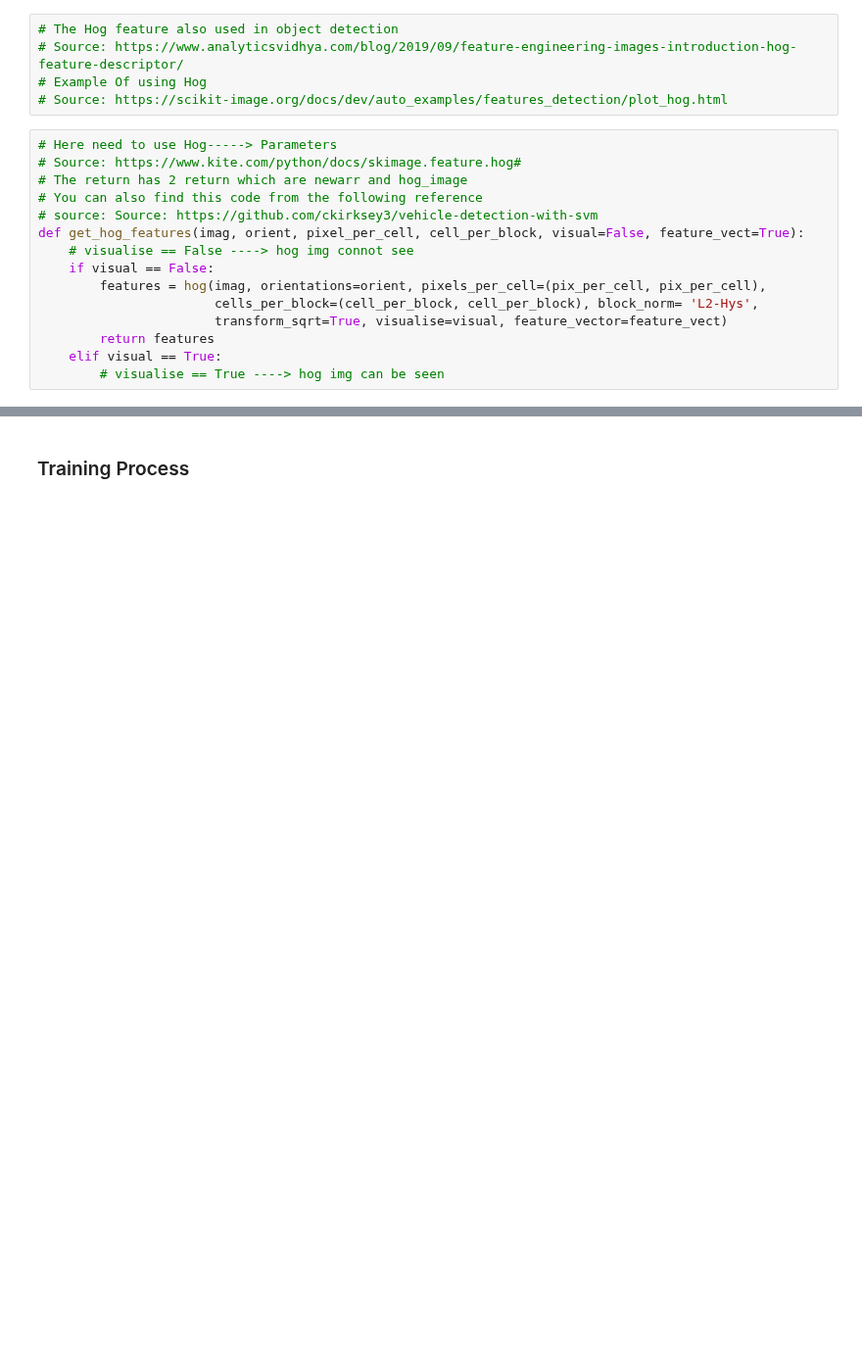
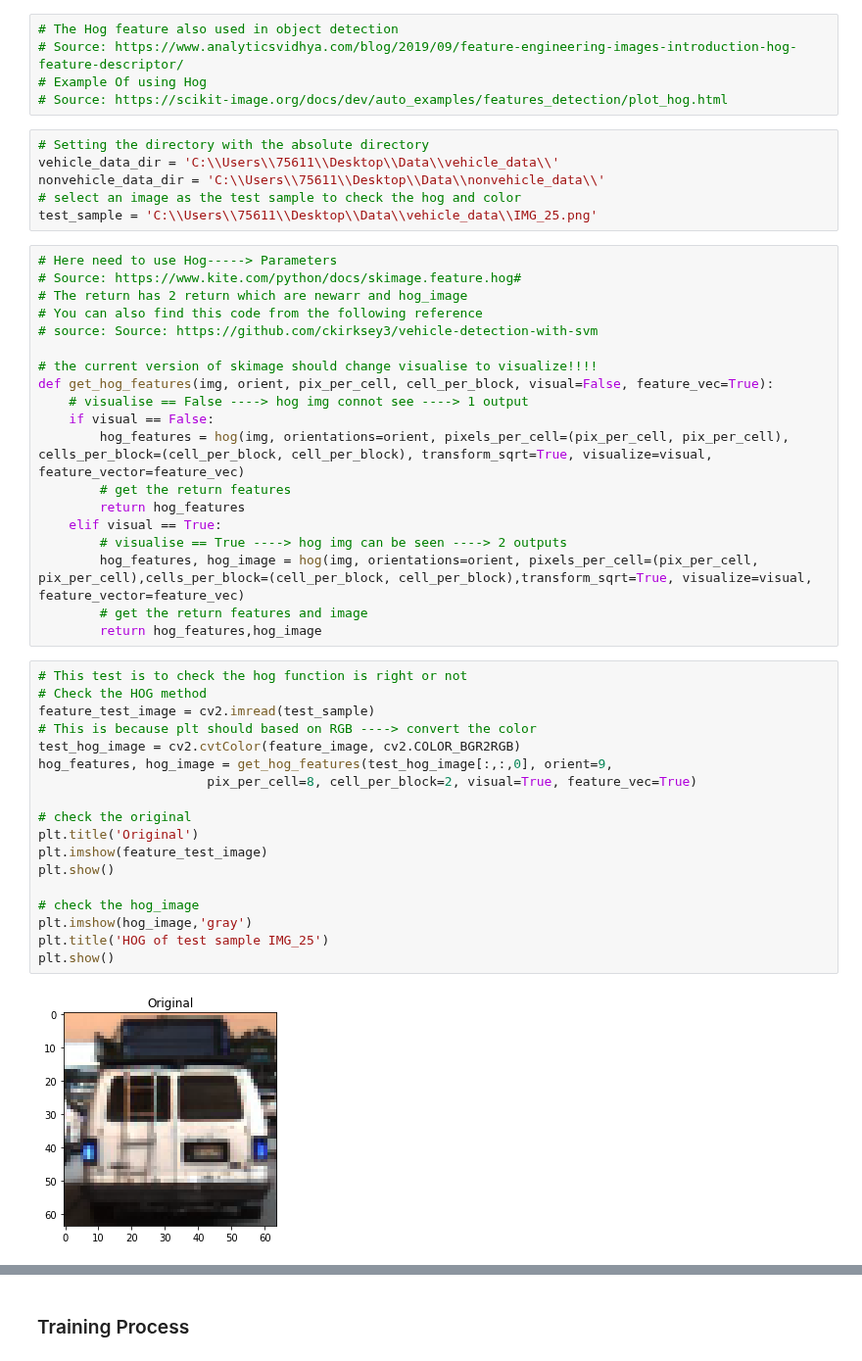
Before and after one commit to RRRRRRRRRRRoy/COMP9517_Ass2, a Jupyter notebook: Vehicle_Detection.ipynb, the cells around one changed output, grey strips where cells are left out. Shown at 98% size. Cells and saved outputs as stored; diff of their text form; blank space fills up the shorter version.

Commit message:
bin spatial finish and local test

```diff
--- a/Vehicle_Detection.ipynb
+++ b/Vehicle_Detection.ipynb
@@ -29,18 +30,48 @@ import skimage.feature import hog
 # Source: https://www.analyticsvidhya.com/blog/2019/09/feature-engineering-images-introduction-hog-feature-descriptor/
 # Example Of using Hog
 # Source: https://scikit-image.org/docs/dev/auto_examples/features_detection/plot_hog.html
+# %%
+# Setting the directory with the absolute directory
+vehicle_data_dir = 'C:\\Users\\75611\\Desktop\\Data\\vehicle_data\\'
+nonvehicle_data_dir = 'C:\\Users\\75611\\Desktop\\Data\\nonvehicle_data\\'
+# select an image as the test sample to check the hog and color
+test_sample = 'C:\\Users\\75611\\Desktop\\Data\\vehicle_data\\IMG_25.png'
 # %%
 # Here need to use Hog-----> Parameters
 # Source: https://www.kite.com/python/docs/skimage.feature.hog#
 # The return has 2 return which are newarr and hog_image
 # You can also find this code from the following reference
 # source: Source: https://github.com/ckirksey3/vehicle-detection-with-svm
-def get_hog_features(imag, orient, pixel_per_cell, cell_per_block, visual=False, feature_vect=True):
-    # visualise == False ----> hog img connot see
+
+# the current version of skimage should change visualise to visualize!!!!
+def get_hog_features(img, orient, pix_per_cell, cell_per_block, visual=False, feature_vec=True):
+    # visualise == False ----> hog img connot see ----> 1 output
     if visual == False:
-        features = hog(imag, orientations=orient, pixels_per_cell=(pix_per_cell, pix_per_cell),
-                       cells_per_block=(cell_per_block, cell_per_block), block_norm= 'L2-Hys',
-                       transform_sqrt=True, visualise=visual, feature_vector=feature_vect)
-        return features
+        hog_features = hog(img, orientations=orient, pixels_per_cell=(pix_per_cell, pix_per_cell), cells_per_block=(cell_per_block, cell_per_block), transform_sqrt=True, visualize=visual, feature_vector=feature_vec)
+        # get the return features
+        return hog_features
     elif visual == True:
-        # visualise == True ----> hog img can be seen
+        # visualise == True ----> hog img can be seen ----> 2 outputs
+        hog_features, hog_image = hog(img, orientations=orient, pixels_per_cell=(pix_per_cell, pix_per_cell),cells_per_block=(cell_per_block, cell_per_block),transform_sqrt=True, visualize=visual, feature_vector=feature_vec)
+        # get the return features and image
+        return hog_features,hog_image
+# %%
+# This test is to check the hog function is right or not
+# Check the HOG method
+feature_test_image = cv2.imread(test_sample)
+# This is because plt should based on RGB ----> convert the color
+test_hog_image = cv2.cvtColor(feature_image, cv2.COLOR_BGR2RGB)
+hog_features, hog_image = get_hog_features(test_hog_image[:,:,0], orient=9,
+                      pix_per_cell=8, cell_per_block=2, visual=True, feature_vec=True)
+
+# check the original
+plt.title('Original')
+plt.imshow(feature_test_image)
+plt.show()
+
+# check the hog_image
+plt.imshow(hog_image,'gray')
+plt.title('HOG of test sample IMG_25')
+plt.show()
+# %% [output]
+[figure, added]
```
Also changed, not shown: parts of 4 cells of this notebook.
